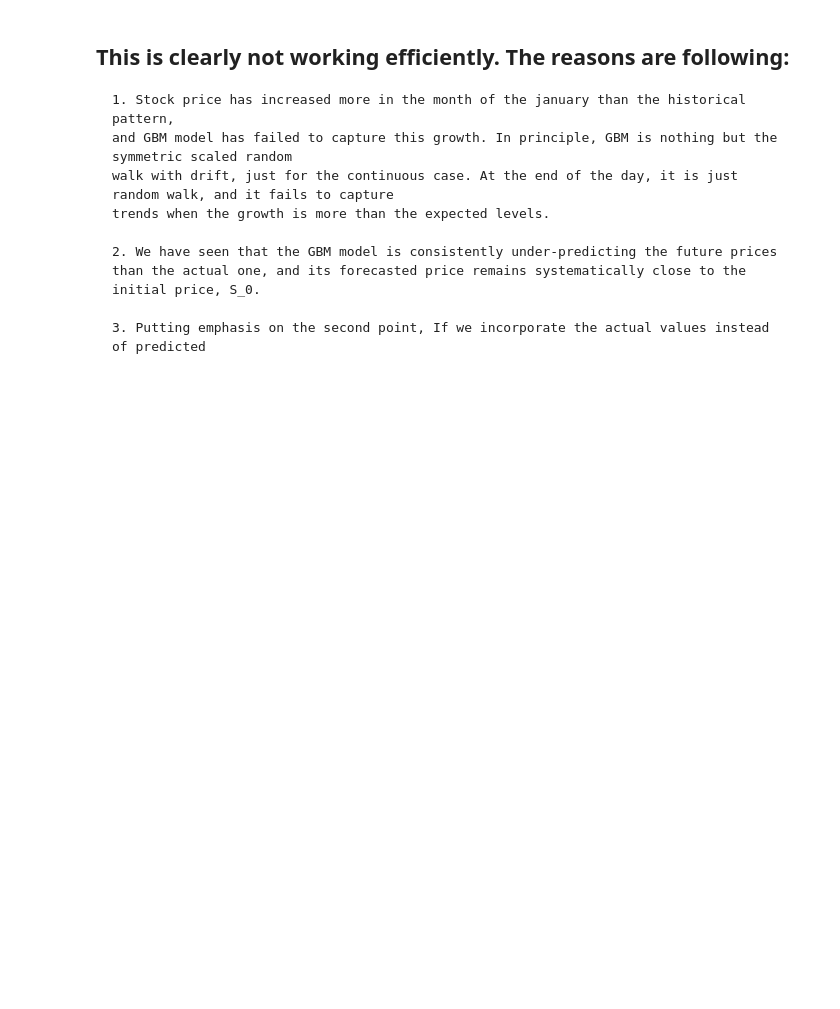
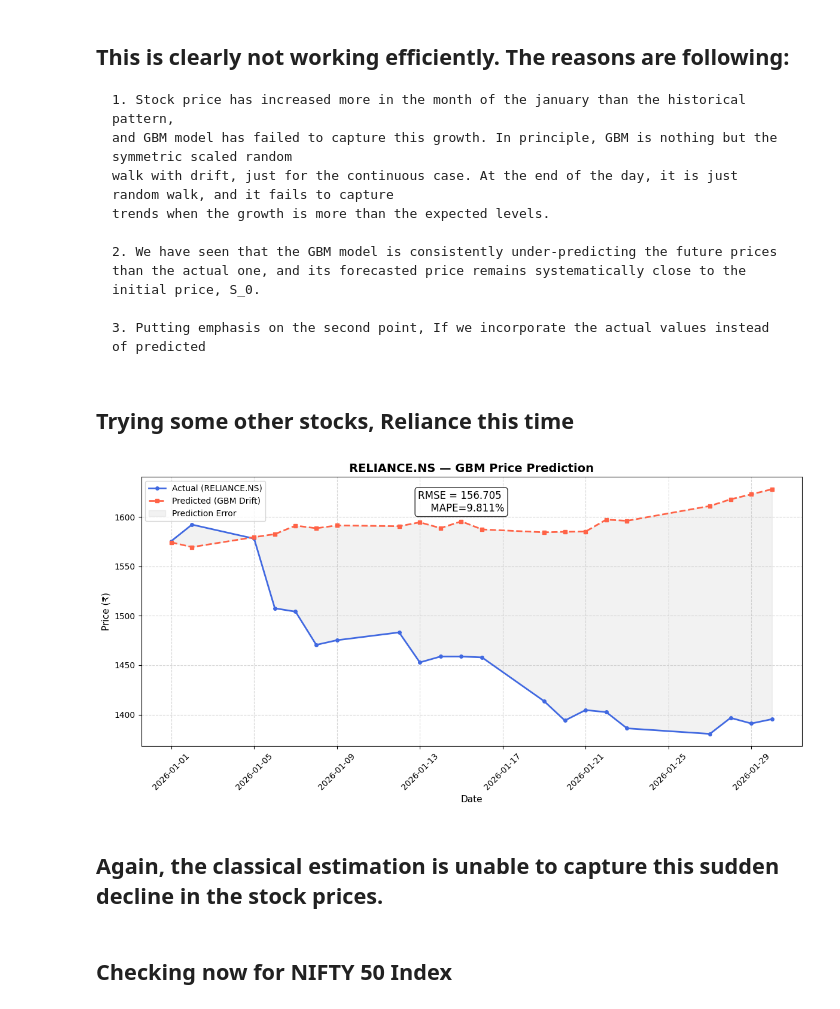
Before and after one commit to 035skt/DMS625, a Jupyter notebook: classical_estyimation.ipynb, the cells around one changed output. Saved outputs shown, nothing was run; the diff lists cells and outputs as text; code cells hidden in the pictures; blank space fills up the shorter version.

```diff
--- a/classical_estyimation.ipynb
+++ b/classical_estyimation.ipynb
@@ -103,3 +103,18 @@ plot_predictions(result, title="SBIN.NS — GBM Price Prediction")
     2. We have seen that the GBM model is consistently under-predicting the future prices than the actual one, and its forecasted price remains systematically close to the initial price, S_0.
 
     3. Putting emphasis on the second point, If we incorporate the actual values instead of predicted
+# %% [markdown]
+## Trying some other stocks, Reliance this time
+# %%
+reliance_prices=convert_csv_to_series("reliance_main.csv")[0].to_numpy()
+reliance_log_return=convert_prices_to_log_return("reliance_main.csv")[0].to_numpy()
+reliance_test=pd.read_csv("reliance_test.csv")
+# %%
+result_reliance = final_result(reliance_log_return, reliance_prices, reliance_test)
+plot_predictions(result_reliance, title="RELIANCE.NS — GBM Price Prediction")
+# %% [output]
+[figure, added]
+# %% [markdown]
+## Again, the classical estimation is unable to capture this sudden decline in the stock prices.
+# %% [markdown]
+## Checking now for NIFTY 50 Index
```
Also changed, not shown: parts of 4 cells of this notebook, 3 other files.
